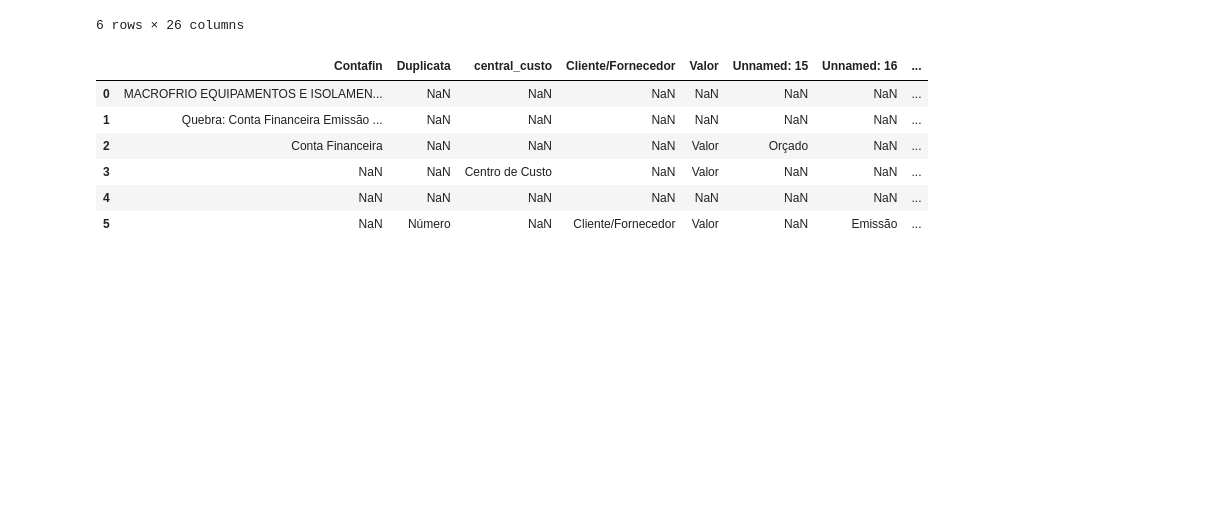
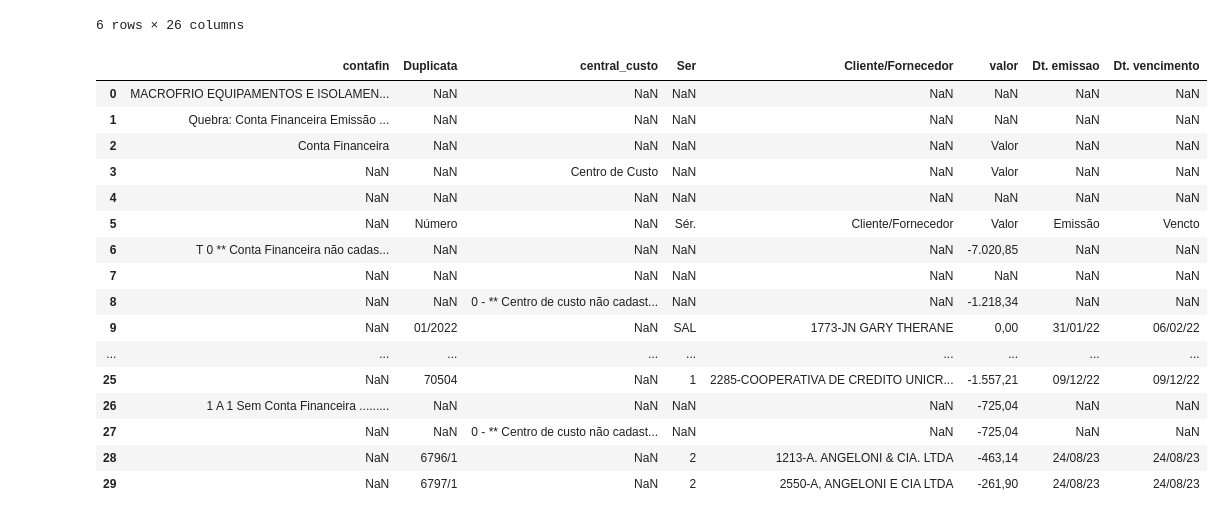
Before and after one commit to dadosmfp/ETL, a Jupyter notebook: Untitled-1.ipynb, the cells around one changed output. Cells and saved outputs as stored; diff of their text form; code cells hidden in the pictures; blank space fills up the shorter version.

Commit message:
add dropline function

```diff
--- a/Untitled-1.ipynb
+++ b/Untitled-1.ipynb
@@ -439,12 +439,12 @@ df.head(6)
 | 5 | NaN | Número | NaN | NaN | Sér. | NaN | NaN | ... |
 6 rows × 26 columns
 # %%
-novo_cabecalho = {
-            'Balancete Financeiro Emissão/Vencimento': 'Contafin',
+        novo_cabecalho = {
+            'Balancete Financeiro Emissão/Vencimento': 'contafin',
             'Unnamed: 1': 'Duplicata',
             'Unnamed: 2': 'central_custo',
             'Unnamed: 3': 'excluir',
-            'Unnamed: 4': 'excluir',
+            'Unnamed: 4': 'Ser',
             'Unnamed: 5': 'excluir',
             'Unnamed: 6': 'excluir',
             'Unnamed: 7': 'excluir',
@@ -452,7 +452,7 @@ novo_cabecalho = {
             'Unnamed: 9': 'excluir',
             'Unnamed: 10': 'excluir',
             'Unnamed: 11': 'excluir',
-            'Unnamed: 12': 'Valor',
+            'Unnamed: 12': 'valor',
             'Unnamed: 13': 'excluir',
             'Unnamed: 14': 'excluir',
             'Unnamed: 15': 'excluir',
@@ -466,19 +466,53 @@ novo_cabecalho = {
             'Unnamed: 23': 'excluir',
             'Unnamed: 24': 'excluir',
             'Unnamed: 25': 'Dt. vencimento'
+        }
+        # Renomeie as colunas
+        df.rename(columns=novo_cabecalho, inplace=True)
+        # Exclua as colunas não necessárias
+        df.drop(columns='excluir', inplace=True)
+        def excluir_linhas(dataframe, criterios_para_excluir):
+            """
+            Generates a function comment for the given function body in a markdown code block with the correct language syntax.
 
-        }
-# Renomeie as colunas
-df.rename(columns=novo_cabecalho, inplace=True)
-# Exclua as colunas não necessárias
-df.drop(columns='excluir', inplace=True)
+            Parameters:
+                dataframe (DataFrame): The input dataframe.
+                criterios_para_excluir (dict): A dictionary containing the criteria for excluding rows.
+
+            Returns:
+                DataFrame: The modified dataframe after excluding rows based on the given criteria.
+            """
+            condição = True
+
+            for coluna, valores in criterios_para_excluir.items():
+                condição &= dataframe[coluna].isin(valores)
+
+            dataframe = dataframe[~condição]
+
+            return dataframe
+        criterios_a_excluir = {'Duplicata': ['PII292401', '2139825','827905766'],
+                      'Ser': ['EMP'],
+                      'Cliente/Fornecedor': ['2742-EMPRESTIMO SOFISA CONTRATO Nº PII292401',
+                       '2738-EMPRESTIMO SAFRA CONTRATO Nº 2139825',
+                       '2354-BB CAPITAL DE GIRO DIGITAL Nº 827905766']}
+        df = excluir_linhas(df, criterios_a_excluir)
 # %%
-df.head(6)
+df.head(30)
 # %% [output]
-|  | Contafin | Duplicata | central_custo | Cliente/Fornecedor | Valor | Unnamed: 15 | Unnamed: 16 | ... |
-| 0 | MACROFRIO EQUIPAMENTOS E ISOLAMEN... | NaN | NaN | NaN | NaN | NaN | NaN | ... |
-| 1 | Quebra: Conta Financeira Emissão ... | NaN | NaN | NaN | NaN | NaN | NaN | ... |
-| 2 | Conta Financeira | NaN | NaN | NaN | Valor | Orçado | NaN | ... |
-| 3 | NaN | NaN | Centro de Custo | NaN | Valor | NaN | NaN | ... |
-| 4 | NaN | NaN | NaN | NaN | NaN | NaN | NaN | ... |
-| 5 | NaN | Número | NaN | Cliente/Fornecedor | Valor | NaN | Emissão | ... |
+|  | contafin | Duplicata | central_custo | Ser | Cliente/Fornecedor | valor | Dt. emissao | Dt. vencimento |
+| 0 | MACROFRIO EQUIPAMENTOS E ISOLAMEN... | NaN | NaN | NaN | NaN | NaN | NaN | NaN |
+| 1 | Quebra: Conta Financeira Emissão ... | NaN | NaN | NaN | NaN | NaN | NaN | NaN |
+| 2 | Conta Financeira | NaN | NaN | NaN | NaN | Valor | NaN | NaN |
+| 3 | NaN | NaN | Centro de Custo | NaN | NaN | Valor | NaN | NaN |
+| 4 | NaN | NaN | NaN | NaN | NaN | NaN | NaN | NaN |
+| 5 | NaN | Número | NaN | Sér. | Cliente/Fornecedor | Valor | Emissão | Vencto |
+| 6 | T 0 ** Conta Financeira não cadas... | NaN | NaN | NaN | NaN | -7.020,85 | NaN | NaN |
+| 7 | NaN | NaN | NaN | NaN | NaN | NaN | NaN | NaN |
+| 8 | NaN | NaN | 0 - ** Centro de custo não cadast... | NaN | NaN | -1.218,34 | NaN | NaN |
+| 9 | NaN | 01/2022 | NaN | SAL | 1773-JN GARY THERANE | 0,00 | 31/01/22 | 06/02/22 |
+| ... | ... | ... | ... | ... | ... | ... | ... | ... |
+| 25 | NaN | 70504 | NaN | 1 | 2285-COOPERATIVA DE CREDITO UNICR... | -1.557,21 | 09/12/22 | 09/12/22 |
+| 26 | 1 A 1 Sem Conta Financeira ......... | NaN | NaN | NaN | NaN | -725,04 | NaN | NaN |
+| 27 | NaN | NaN | 0 - ** Centro de custo não cadast... | NaN | NaN | -725,04 | NaN | NaN |
+| 28 | NaN | 6796/1 | NaN | 2 | 1213-A. ANGELONI & CIA. LTDA | -463,14 | 24/08/23 | 24/08/23 |
+| 29 | NaN | 6797/1 | NaN | 2 | 2550-A, ANGELONI E CIA LTDA | -261,90 | 24/08/23 | 24/08/23 |
```
Also changed, not shown: 5 other files.
